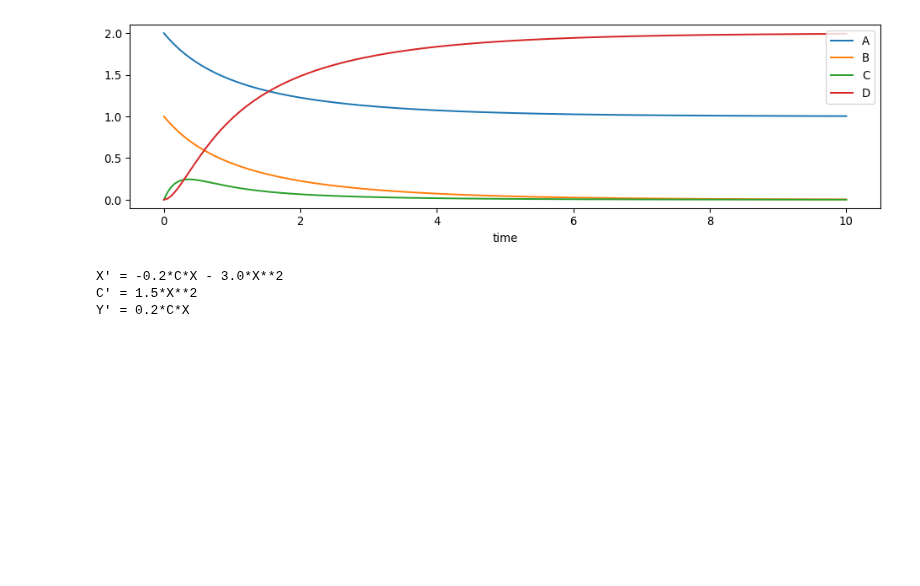
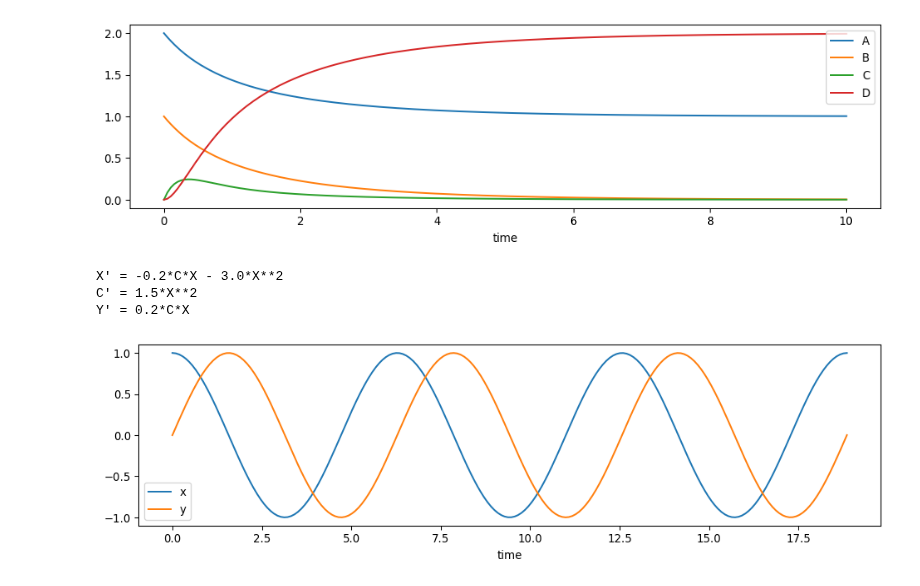
Before and after one commit to UC-Davis-molecular-computing/gpac, a Jupyter notebook: notebook.ipynb, the cells around one changed output. Saved outputs shown, nothing was run; the diff lists cells and outputs as text; code cells hidden in the pictures; blank space fills up the shorter version.

Commit message:
added dependent symbols example to notebook

```diff
--- a/notebook.ipynb
+++ b/notebook.ipynb
@@ -221,3 +221,40 @@ for symbol, ode in odes.items():
 X' = -0.2*C*X - 3.0*X**2
 C' = 1.5*X**2
 Y' = 0.2*C*X
+# %%
+# dependent variables can be defined that are functions of other variables
+# If used with CRN functions, these should be expressed as functions of sympy symbols
+# with the same names as the corresponding CRN species,
+# e.g., Xp below is a species with name 'Xp' and also a symbol with name 'Xp'
+import gpac
+import sympy
+import numpy as np
+
+a, b, c = 0.2, 0.2, 5.7
+# a, b, c = 0.1, 0.1, 14
+Z,Xp,Xm,Yp,Ym = gpac.species('Z Xp Xm Yp Ym')
+z,x,y,xp,xm,yp,ym = sympy.symbols('z x y Xp Xm Yp Ym')
+
+rxns = [
+    Yp >> Yp + Xm,
+    Ym >> Ym + Xp,
+    Xp >> Xp + Yp,
+    Xm >> Xm + Ym,
+    Xp+Xm >> gpac.empty,
+    Yp+Ym >> gpac.empty,
+]
+inits = {
+    Xp: 1,
+    Yp: 0,
+}
+from math import pi
+t_eval = np.linspace(0, 6*pi, 200)
+
+dependent_symbols = {
+    x: xp - xm,
+    y: yp - ym,
+}
+
+gpac.plot_crn(rxns, inits, t_eval, dependent_symbols=dependent_symbols, symbols_to_plot=[x,y])
+# %% [output]
+[figure, added]
```
